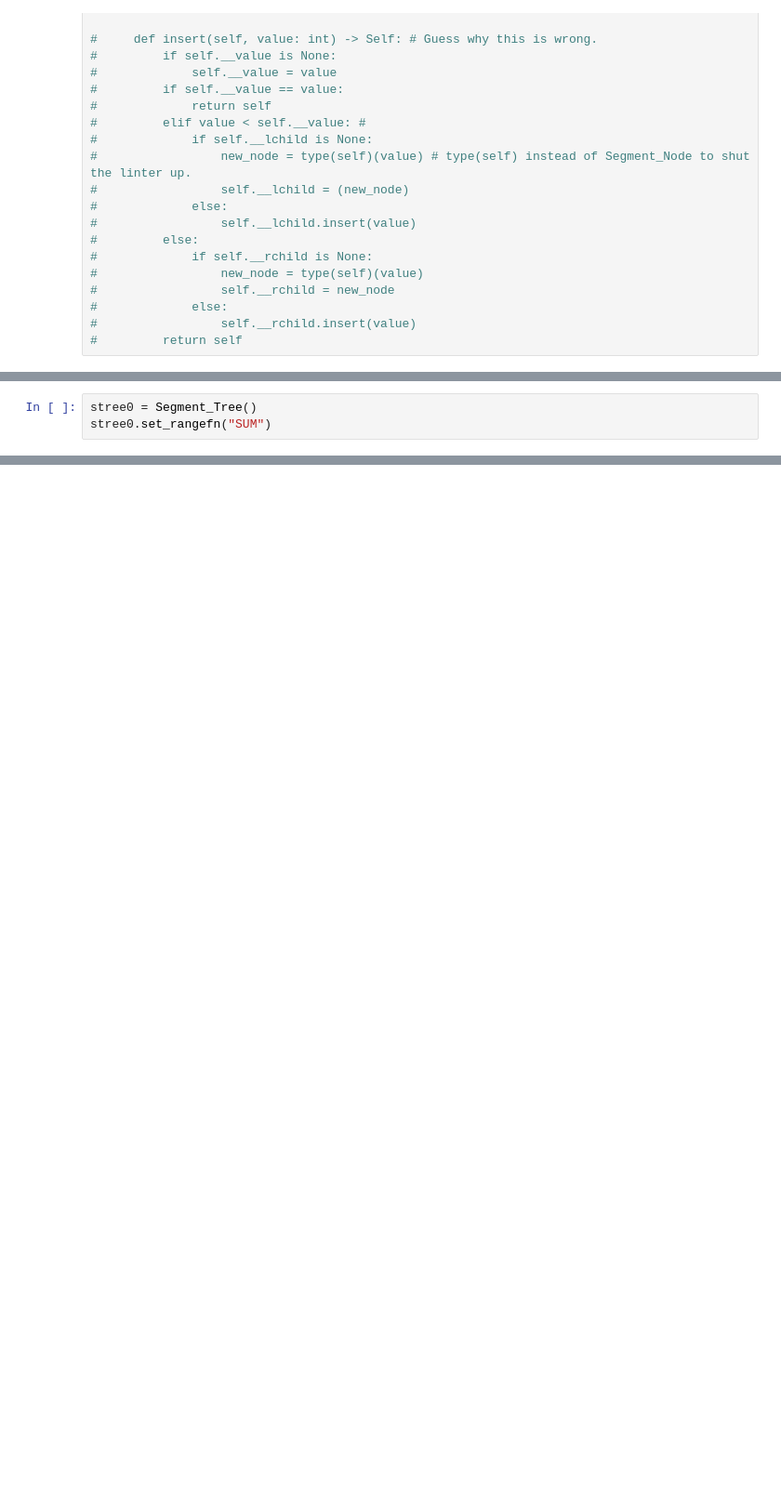
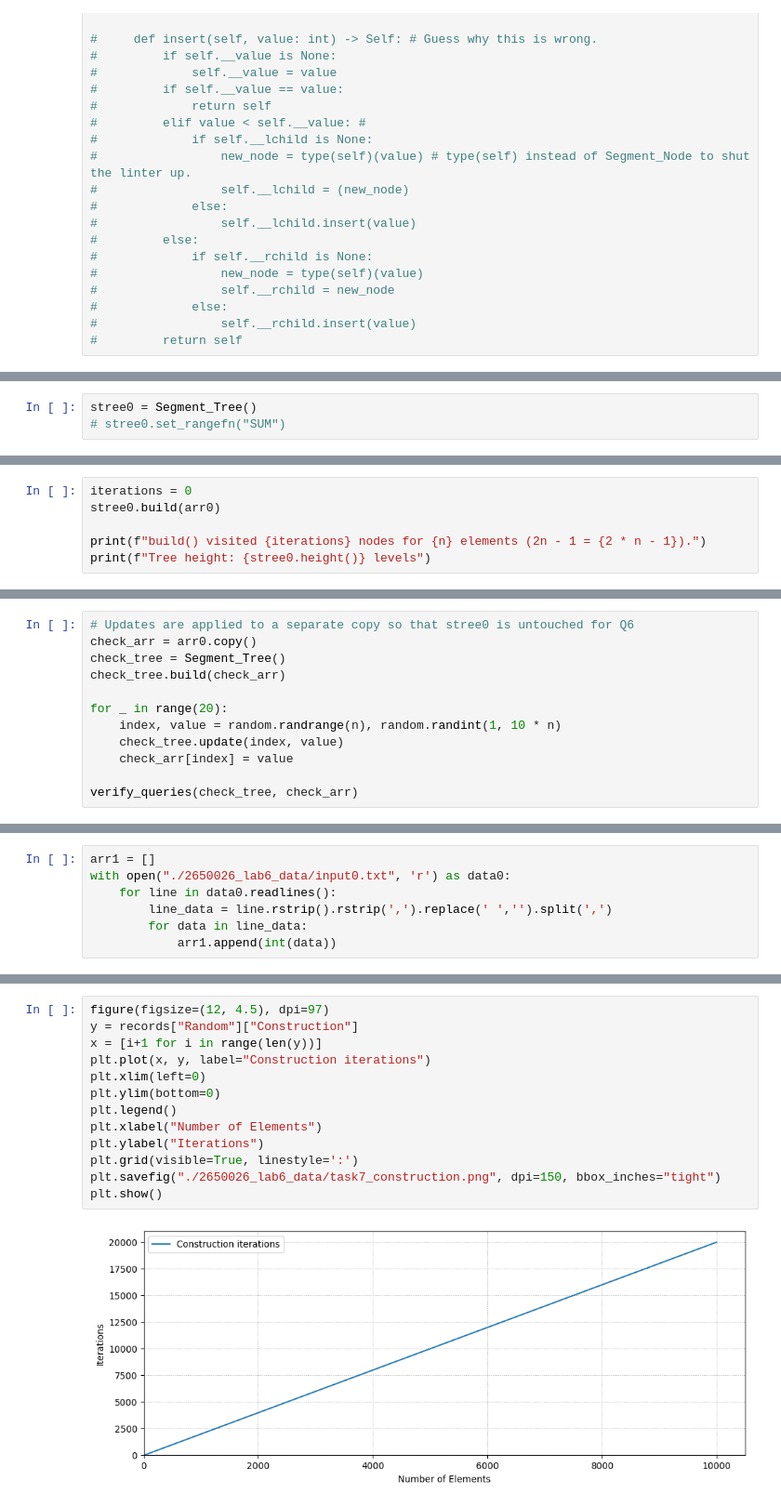
Before and after one commit to c43-sar/2650026_CS69101, a Jupyter notebook: 2650026_lab6.ipynb, the cells around one changed output, grey strips where cells are left out. Shown at 93% size. Drawn from its saved outputs; the diff is of its cells as text; blank space fills up the shorter version.

```diff
--- a/2650026_lab6.ipynb
+++ b/2650026_lab6.ipynb
@@ -212,3 +220,3 @@ class Segment_Tree:
 # %%
 stree0 = Segment_Tree()
-stree0.set_rangefn("SUM")
+# stree0.set_rangefn("SUM")
@@ -214,0 +230,6 @@ stree0.set_rangefn("SUM")
+# %%
+iterations = 0
+stree0.build(arr0)
+
+print(f"build() visited {iterations} nodes for {n} elements (2n - 1 = {2 * n - 1}).")
+print(f"Tree height: {stree0.height()} levels")
@@ -214,0 +297,12 @@ stree0.set_rangefn("SUM")
+# %%
+# Updates are applied to a separate copy so that stree0 is untouched for Q6
+check_arr = arr0.copy()
+check_tree = Segment_Tree()
+check_tree.build(check_arr)
+
+for _ in range(20):
+    index, value = random.randrange(n), random.randint(1, 10 * n)
+    check_tree.update(index, value)
+    check_arr[index] = value
+
+verify_queries(check_tree, check_arr)
@@ -214,0 +391,7 @@ stree0.set_rangefn("SUM")
+# %%
+arr1 = []
+with open("./2650026_lab6_data/input0.txt", 'r') as data0:
+    for line in data0.readlines():
+        line_data = line.rstrip().rstrip(',').replace(' ','').split(',')
+        for data in line_data:
+            arr1.append(int(data))
@@ -214,0 +504,15 @@ stree0.set_rangefn("SUM")
+# %%
+figure(figsize=(12, 4.5), dpi=97)
+y = records["Random"]["Construction"]
+x = [i+1 for i in range(len(y))]
+plt.plot(x, y, label="Construction iterations")
+plt.xlim(left=0)
+plt.ylim(bottom=0)
+plt.legend()
+plt.xlabel("Number of Elements")
+plt.ylabel("Iterations")
+plt.grid(visible=True, linestyle=':')
+plt.savefig("./2650026_lab6_data/task7_construction.png", dpi=150, bbox_inches="tight")
+plt.show()
+# %% [output]
+[figure, added]
```
Also changed, not shown: parts of 43 cells of this notebook, 13 other files.
